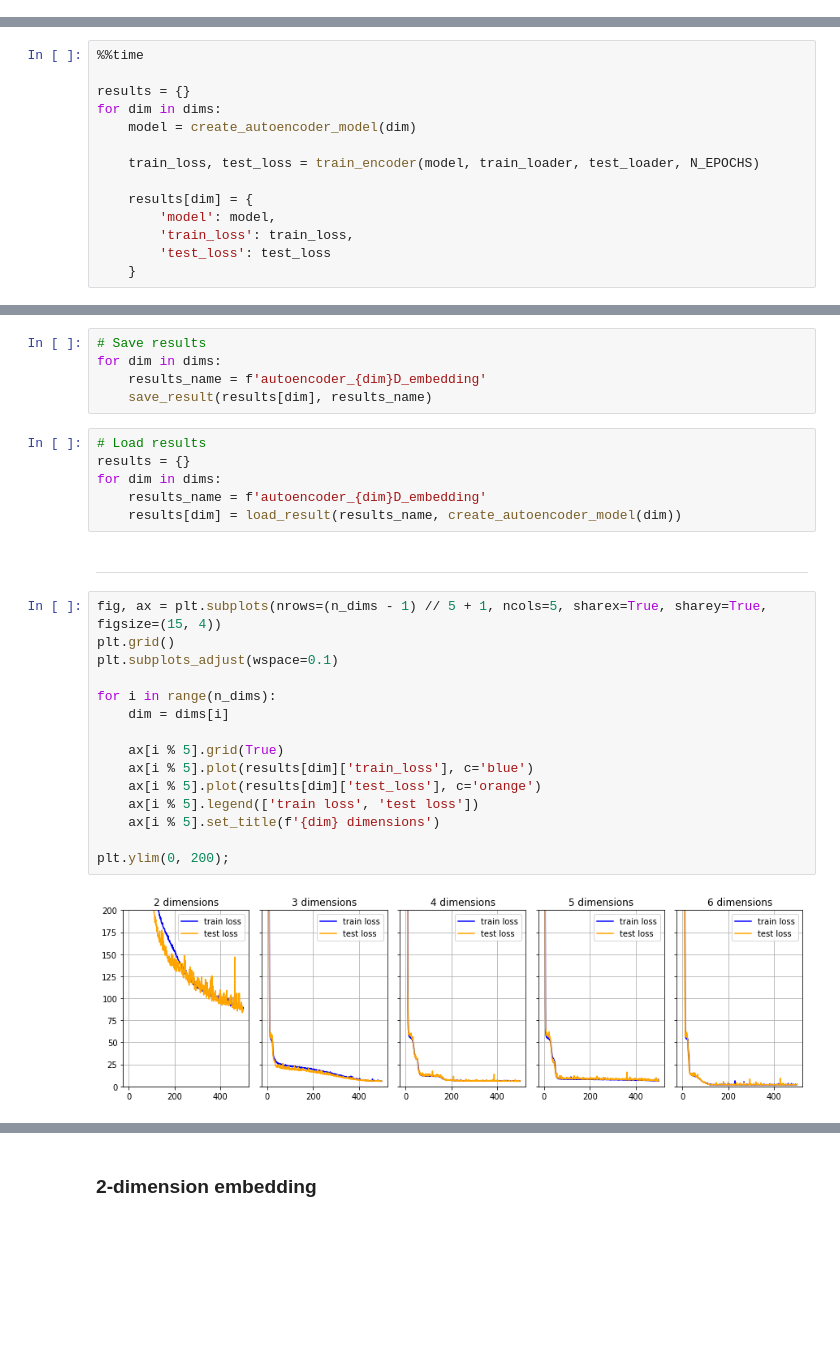
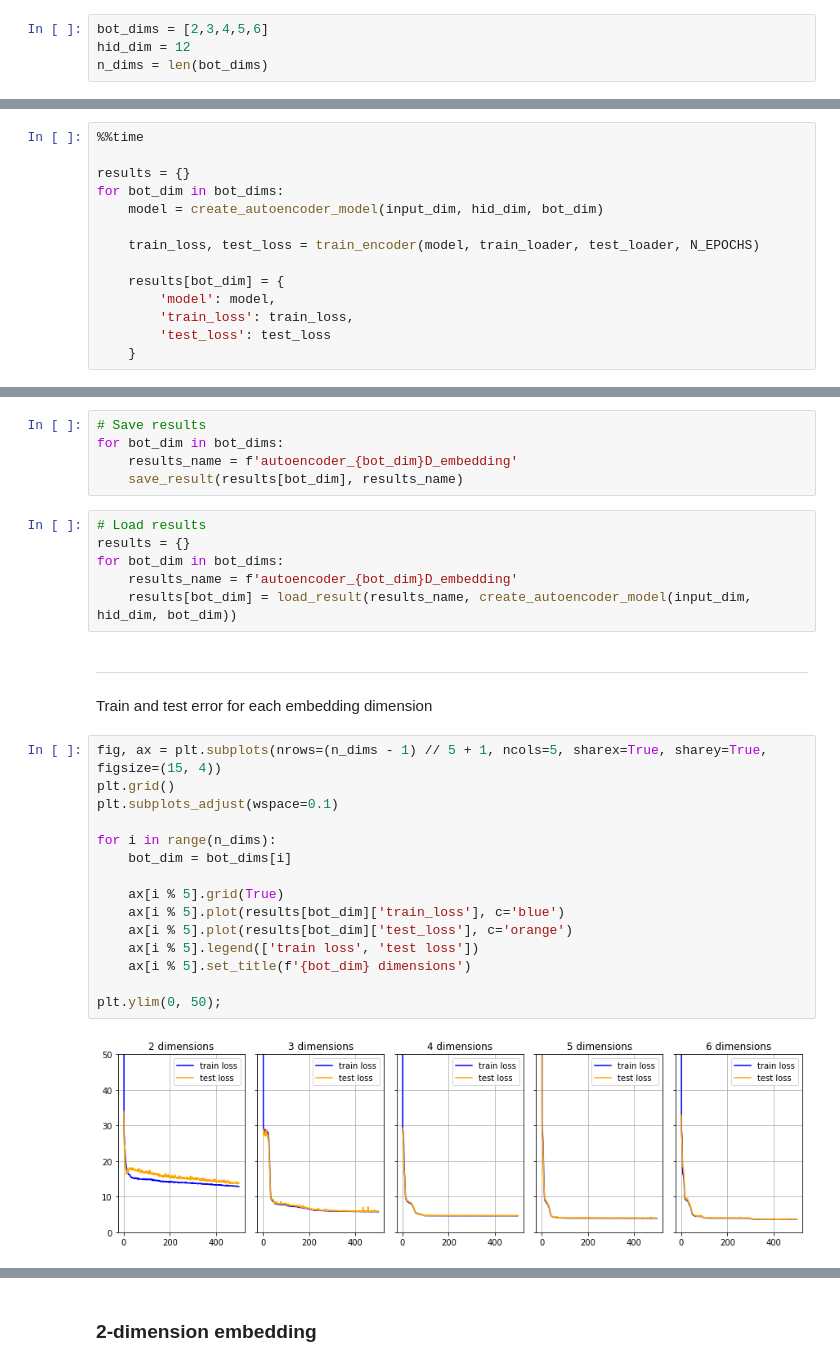
Before and after one commit to Painguin/Learning-based-multi-modal-indoor-localization, a Jupyter notebook: Autoencoder.ipynb, the cells around one changed output, grey strips where cells are left out. Drawn from its saved outputs; the diff is of its cells as text; blank space fills up the shorter version.

```diff
--- a/Autoencoder.ipynb
+++ b/Autoencoder.ipynb
@@ -177,0 +115,4 @@ def create_autoencoder_model(dim):
+# %%
+bot_dims = [2,3,4,5,6]
+hid_dim = 12
+n_dims = len(bot_dims)
@@ -179,12 +122,12 @@ def create_autoencoder_model(dim):
 %%time
 
 results = {}
-for dim in dims:
-    model = create_autoencoder_model(dim)
+for bot_dim in bot_dims:
+    model = create_autoencoder_model(input_dim, hid_dim, bot_dim)
 
     train_loss, test_loss = train_encoder(model, train_loader, test_loader, N_EPOCHS)
 
-    results[dim] = {
+    results[bot_dim] = {
         'model': model,
         'train_loss': train_loss,
         'test_loss': test_loss
@@ -235,31 +138,33 @@ def load_result(results_name, model):
 # %%
 # Save results
-for dim in dims:
-    results_name = f'autoencoder_{dim}D_embedding'
-    save_result(results[dim], results_name)
+for bot_dim in bot_dims:
+    results_name = f'autoencoder_{bot_dim}D_embedding'
+    save_result(results[bot_dim], results_name)
 # %%
 # Load results
 results = {}
-for dim in dims:
-    results_name = f'autoencoder_{dim}D_embedding'
-    results[dim] = load_result(results_name, create_autoencoder_model(dim))
+for bot_dim in bot_dims:
+    results_name = f'autoencoder_{bot_dim}D_embedding'
+    results[bot_dim] = load_result(results_name, create_autoencoder_model(input_dim, hid_dim, bot_dim))
 # %% [markdown]
 ---
+# %% [markdown]
+Train and test error for each embedding dimension
 # %%
 fig, ax = plt.subplots(nrows=(n_dims - 1) // 5 + 1, ncols=5, sharex=True, sharey=True, figsize=(15, 4))
 plt.grid()
 plt.subplots_adjust(wspace=0.1)
 
 for i in range(n_dims):
-    dim = dims[i]
+    bot_dim = bot_dims[i]
 
     ax[i % 5].grid(True)
-    ax[i % 5].plot(results[dim]['train_loss'], c='blue')
-    ax[i % 5].plot(results[dim]['test_loss'], c='orange')
+    ax[i % 5].plot(results[bot_dim]['train_loss'], c='blue')
+    ax[i % 5].plot(results[bot_dim]['test_loss'], c='orange')
     ax[i % 5].legend(['train loss', 'test loss'])
-    ax[i % 5].set_title(f'{dim} dimensions')
+    ax[i % 5].set_title(f'{bot_dim} dimensions')
 
-plt.ylim(0, 200);
+plt.ylim(0, 50);
 # %% [output]
-[figure, old version]
+[figure, new version]
 # %% [markdown]
```
Also changed, not shown: parts of 69 cells of this notebook, 7 other files.
